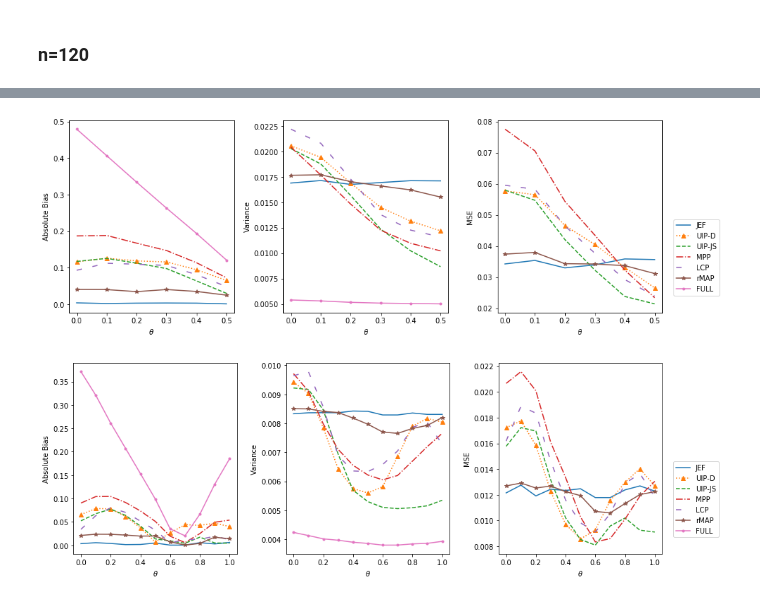
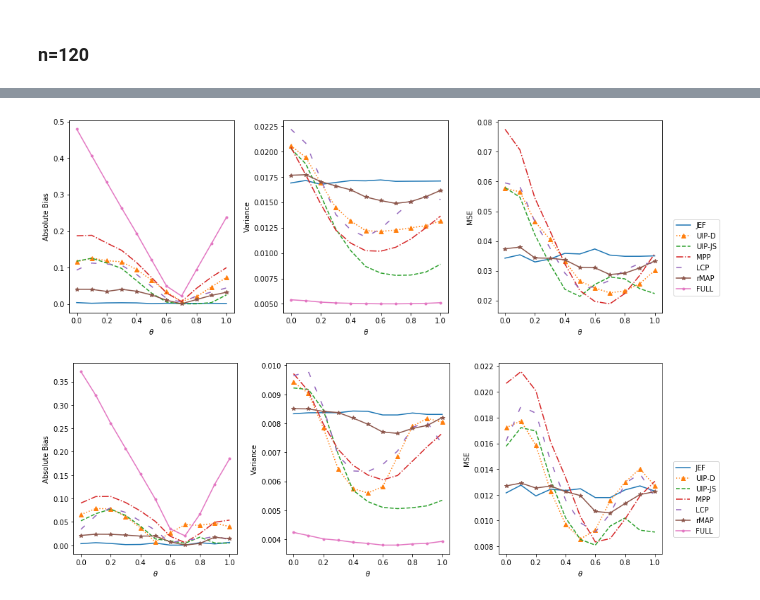
Before and after one commit to JINhuaqing/UIP, a Jupyter notebook: NormSetting/Norm_ana_MSE.ipynb, the cells around one changed output, grey strips where cells are left out. Saved outputs shown, nothing was run; the diff lists cells and outputs as text; code cells hidden in the pictures.

```diff
--- a/NormSetting/Norm_ana_MSE.ipynb
+++ b/NormSetting/Norm_ana_MSE.ipynb
@@ -52,19 +88,19 @@ dirs = list(dirs)
 dirs = sorted(dirs, key=sortdir, reverse=False)
 # %%
 # theta0s = [0, 0.05, 0.1, 0.2, 0.25, 0.3, 0.35, 0.4, 0.45, 0.5]
-# theta0s = [0, 0.1, 0.2, 0.3, 0.4, 0.5, 0.6, 0.7, 0.8, 0.9, 1.0]
-# for theta0 in theta0s:
-#     idxs = np.array([sortdir(d) for d in dirs])/100
-#     idxs = list(np.sort(idxs))
-#
-#     dirs = sorted(dirs, key=sortdir, reverse=False)
-#     cdir = dirs[idxs.index(theta0)]
-#
-#     simData = root/f"./SimBiostatR1_p{sortdir(cdir)}_n{n}.pkl"
-#     print(simData)
-#     if simData.exists():
-#         cleanData = load_pkl(simData)
-#     else:
-#         cleanData = save_data(cdir)
-#         with open(simData, "wb") as f:
-#             pickle.dump(cleanData, f)
+theta0s = [0, 0.1, 0.2, 0.3, 0.4, 0.5, 0.6, 0.7, 0.8, 0.9, 1.0]
+for theta0 in theta0s:
+    idxs = np.array([sortdir(d) for d in dirs])/100
+    idxs = list(np.sort(idxs))
+
+    dirs = sorted(dirs, key=sortdir, reverse=False)
+    cdir = dirs[idxs.index(theta0)]
+
+    simData = root/f"./SimBiostatR1_p{sortdir(cdir)}_n{n}.pkl"
+    print(simData)
+    if simData.exists():
+        cleanData = load_pkl(simData)
+    else:
+        cleanData = save_data(cdir)
+        with open(simData, "wb") as f:
+            pickle.dump(cleanData, f)
@@ -283,6 +300,8 @@ from mpl_toolkits.axes_grid1.inset_locator import inset_axes
 thetas60 = np.array(thetas60)
 low = np.argmin(thetas60[thetas60>=0])
 up = np.argmax(thetas60[thetas60<=0.5]) + 1
+low = 0
+up = 11
 
 fig = plt.figure(figsize=[15, 5])
 fig.tight_layout()
@@ -317,35 +336,35 @@ axes[1].plot(thetas60[low:up], varss60["FULL"][low:up], label="FULL", linestyle=
 #axes[2].set_title("MSE")
 #axes[0].set_ylim([0, 0.05])
 axes[2].set_xlabel(r"$\theta$")
 axes[2].set_ylabel("MSE")
 axes[2].plot(thetas60[low:up], mses60["JEF"][low:up], label="JEF", linestyle=linestyles[0][1])
 axes[2].plot(thetas60[low:up], mses60["UIPD"][low:up], label="UIP-D", linestyle=linestyles[1][1], marker="^")
 axes[2].plot(thetas60[low:up], mses60["UIPJS"][low:up], label="UIP-JS", linestyle=linestyles[2][1])
 axes[2].plot(thetas60[low:up], mses60["NPP"][low:up], label="MPP", linestyle=linestyles[3][1])
 axes[2].plot(thetas60[low:up], mses60["LCP"][low:up], label="LCP", linestyle=linestyles[6][1])
 axes[2].plot(thetas60[low:up], mses60["rMAP"][low:up], label="rMAP", linestyle=linestyles[0][1], marker="*")
 #axes[2].plot(thetas60[low:up], mses60["FULL"][low:up], label="FULL", linestyle=linestyles[0][1], marker=".")
 #
 #axins = inset_axes(axes[2], width="40%", height="30%", loc='upper right',
 #                   bbox_to_anchor=(0.0, -0.6, 1.0, 1.5),
 #                   bbox_transform=axes[2].transAxes)
 #
 #axins.set_xlim([0.2, 0.4])
 #axins.set_ylim([0.02, 0.06])
 #axins.plot(thetas60[low:up], mses60["JEF"][low:up], label="JEF", linestyle=linestyles[0][1])
 #axins.plot(thetas60[low:up], mses60["UIPD"][low:up], label="UIP-D", linestyle=linestyles[1][1])
 #axins.plot(thetas60[low:up], mses60["UIPJS"][low:up], label="UIP-JS", linestyle=linestyles[2][1])
 #axins.plot(thetas60[low:up], mses60["NPP"][low:up], label="MPP", linestyle=linestyles[3][1])
 #axins.plot(thetas60[low:up], mses60["LCP"][low:up], label="LCP", linestyle=linestyles[6][1])
 #axins.plot(thetas60[low:up], mses60["rMAP"][low:up], label="rMAP", linestyle=linestyles[0][1], marker="*")
 #axins.plot(thetas60[low:up], mses60["FULL"][low:up], label="FULL", linestyle=linestyles[0][1], marker=".")
 
 handles, labels = axes[0].get_legend_handles_labels()
 _ = fig.legend(handles, labels, loc=(0.92, 0.20))
 
-plt.savefig("../plots/cmpNormMSE60.pdf")
+# plt.savefig("../plots/cmpNormMSE60.pdf")
 # %% [output]
-[figure, old version]
+[figure, new version]
 # %%
 thetas120 = np.array(thetas120)
 low = np.argmin(thetas120[thetas120>=0])
```
Also changed, not shown: parts of 4 cells of this notebook, 5 other files.
